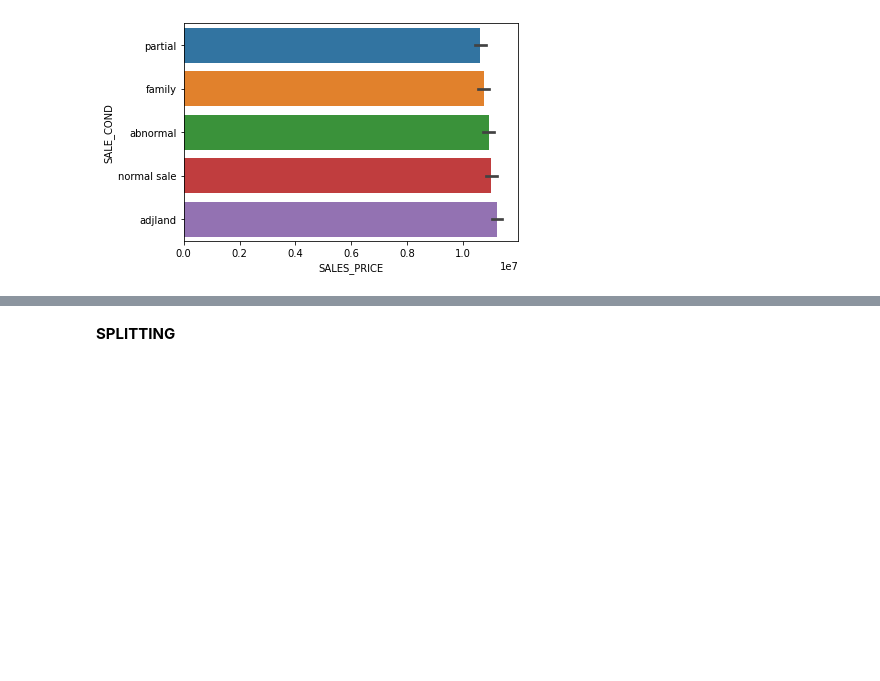
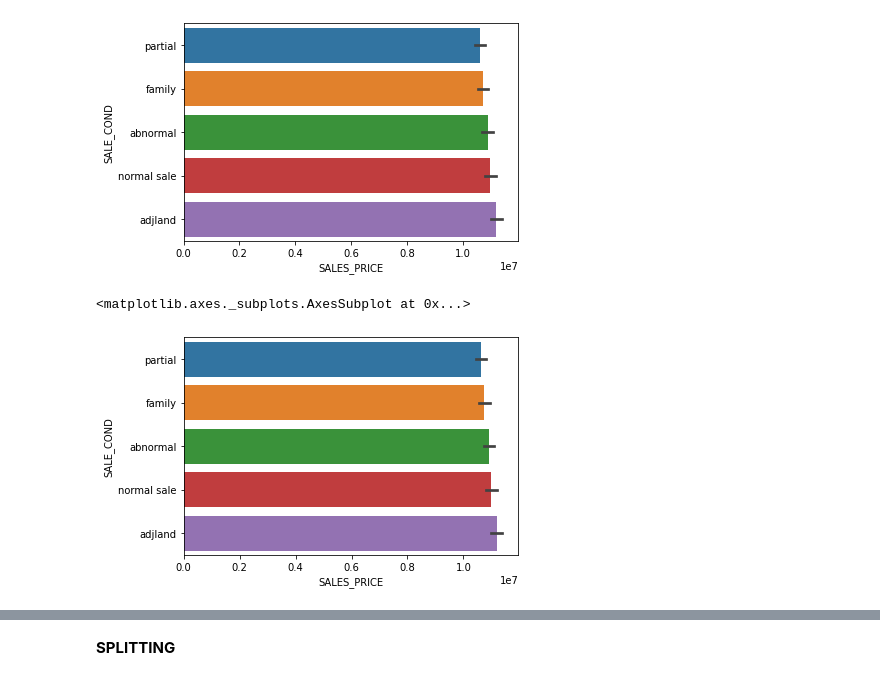
Before and after one commit to ShubhamAgr09/Chennai_Housing-Price_Pridiction, a Jupyter notebook: Chennai_Housing_Price_Pridiction.ipynb, the cells around one changed output, grey strips where cells are left out. Cells and saved outputs as stored; diff of their text form; code cells hidden in the pictures; blank space fills up the shorter version.

```diff
--- a/Chennai_Housing_Price_Pridiction.ipynb
+++ b/Chennai_Housing_Price_Pridiction.ipynb
@@ -243,3 +239,10 @@ sns.barplot(y=df.SALE_COND,x=df.SALES_PRICE,order=dff)
 # %%
 
 # sns.boxplot(y=df.PARK_FACIL,x=df.SALES_PRICE)
+# %%
+dff = pd.DataFrame()
+dff=df.groupby('SALE_COND')['SALES_PRICE'].mean().reset_index().sort_values('SALES_PRICE')['SALE_COND']
+sns.barplot(y=df.SALE_COND,x=df.SALES_PRICE,order=dff)
+# %% [output]
+<matplotlib.axes._subplots.AxesSubplot at 0x...>
+[figure, added]
```
Also changed, not shown: parts of 56 cells of this notebook.
